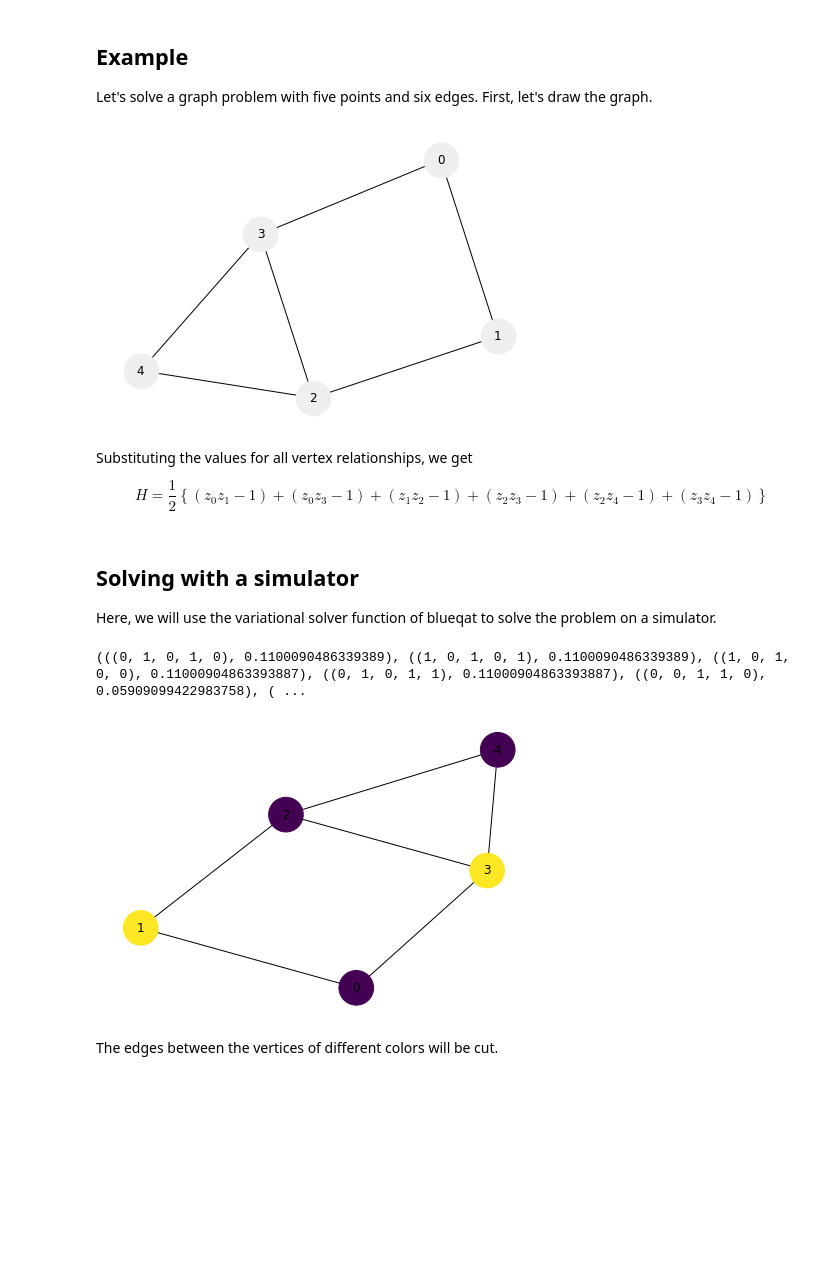
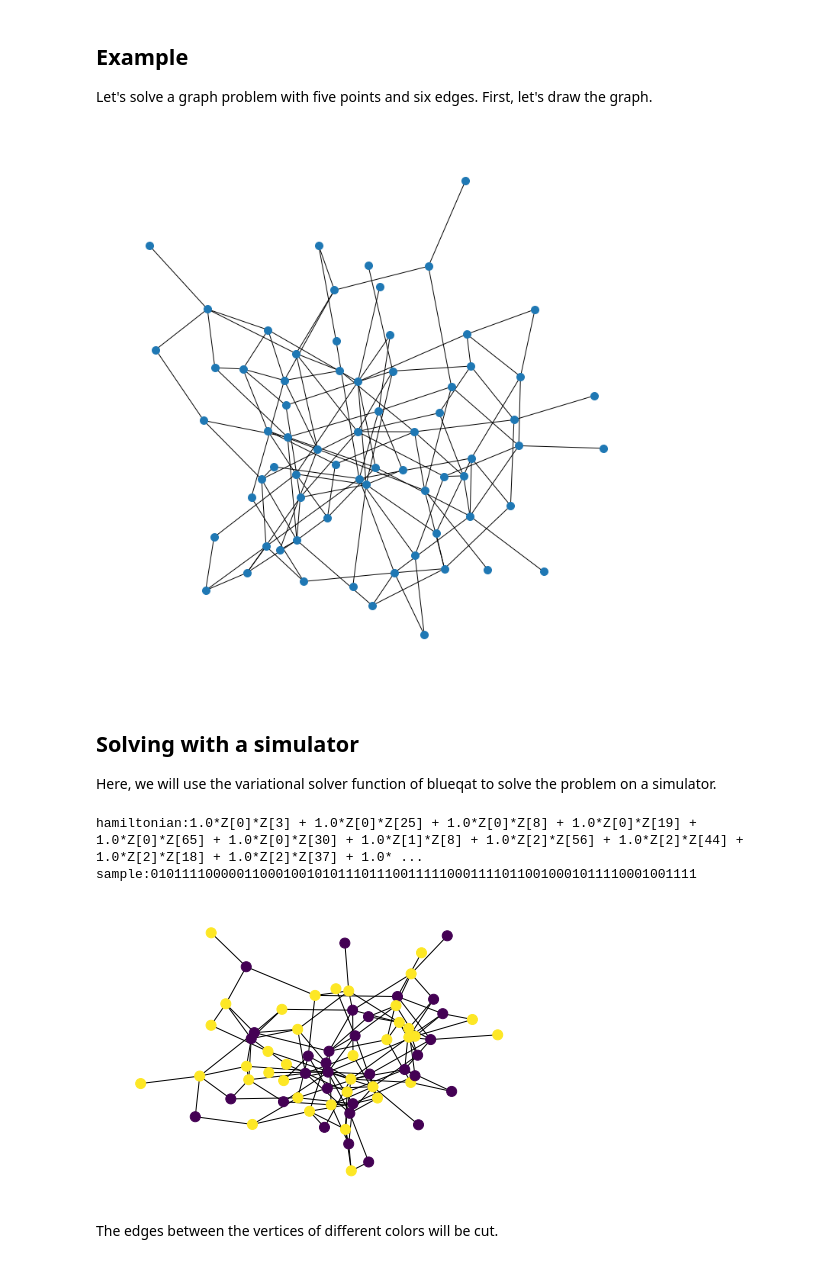
Before and after one commit to Qaqarot/qaqarot-tutorials, a Jupyter notebook: tutorial/301_maxcut.ipynb, the cells around one changed output. Cells and saved outputs as stored; diff of their text form; code cells hidden in the pictures; blank space fills up the shorter version.

```diff
--- a/tutorial/301_maxcut.ipynb
+++ b/tutorial/301_maxcut.ipynb
@@ -16,38 +16,44 @@ z takes a value of 1 or -1, corresponding to the value of each vertex.
 # %% [markdown]
 ## Example
 Let's solve a graph problem with five points and six edges. First, let's draw the graph.
-# %%
-import networkx as nx
-import matplotlib.pyplot as plt
-
-options = {'node_size': 1200,'with_labels':'True'}
-
-G = nx.Graph()
-G.add_nodes_from([0,1,2,3,4])
-G.add_edges_from([(0,1),(0,3),(1,2),(2,3),(2,4),(3,4)])
-nx.draw(G, **options, node_color='#efefef')
-# %% [output]
-[figure, removed]
-# %% [markdown]
-Substituting the values for all vertex relationships, we get
-
-$$H = \frac{1}{2} \left\{ (z_0z_1-1) + (z_0z_3-1) + (z_1z_2-1) + (z_2z_3-1) + (z_2z_4-1) + (z_3z_4-1)\right\}$$
+# %%
+import networkx as nx
+import matplotlib.pyplot as plt
+
+n = 70
+m = 130
+seed = 14
+
+plt.figure(figsize=(10,10))
+options = {'node_size': 100}
+
+G = nx.gnm_random_graph(n, m, seed = seed)
+nx.draw(G, **options)
+# %% [output]
+[figure, added]
 # %% [markdown]
 ## Solving with a simulator
 Here, we will use the variational solver function of blueqat to solve the problem on a simulator.
-# %%
-from blueqat import vqe
-from blueqat.pauli import Z
-
-hamiltonian = ((Z[0]*Z[1]-1) + (Z[0]*Z[3]-1) + (Z[1]*Z[2]-1) + (Z[2]*Z[3]-1) + (Z[2]*Z[4]-1) + (Z[3]*Z[4]-1))/2
-step = 2
-
-result = vqe.Vqe(vqe.QaoaAnsatz(hamiltonian, step)).run()
-print(result.most_common(12))
-
-nx.draw(G, node_color=result.most_common()[0][0],**options)
-# %% [output]
-(((0, 1, 0, 1, 0), 0.1100090486339389), ((1, 0, 1, 0, 1), 0.1100090486339389), ((1, 0, 1, 0, 0), 0.11000904863393887), ((0, 1, 0, 1, 1), 0.11000904863393887), ((0, 0, 1, 1, 0), 0.05909099422983758), ( ...
-[figure, removed]
+# %%
+from blueqat import vqe
+from blueqat.pauli import Z
+from blueqat.utils import qaoa
+import numpy as np
+
+hamiltonian = sum(Z[e[0]]*Z[e[1]] for e in G.edges)
+step = 1
+
+result = qaoa(hamiltonian, step)
+b = result.circuit.run(shots=10)
+sample = b.most_common(1)[0][0]
+
+print("hamiltonian:" + str(hamiltonian))
+print("sample:"+ str(sample))
+
+nx.draw(G, **options, node_color=[int(s) for s in list(sample)])
+# %% [output]
+hamiltonian:1.0*Z[0]*Z[3] + 1.0*Z[0]*Z[25] + 1.0*Z[0]*Z[8] + 1.0*Z[0]*Z[19] + 1.0*Z[0]*Z[65] + 1.0*Z[0]*Z[30] + 1.0*Z[1]*Z[8] + 1.0*Z[2]*Z[56] + 1.0*Z[2]*Z[44] + 1.0*Z[2]*Z[18] + 1.0*Z[2]*Z[37] + 1.0* ...
+sample:0101111000001100010010101110111001111100011110110010001011110001001111
+[figure, added]
 # %% [markdown]
 The edges between the vertices of different colors will be cut.
```
Also changed, not shown: parts of 14 cells of this notebook, 3 other files.
